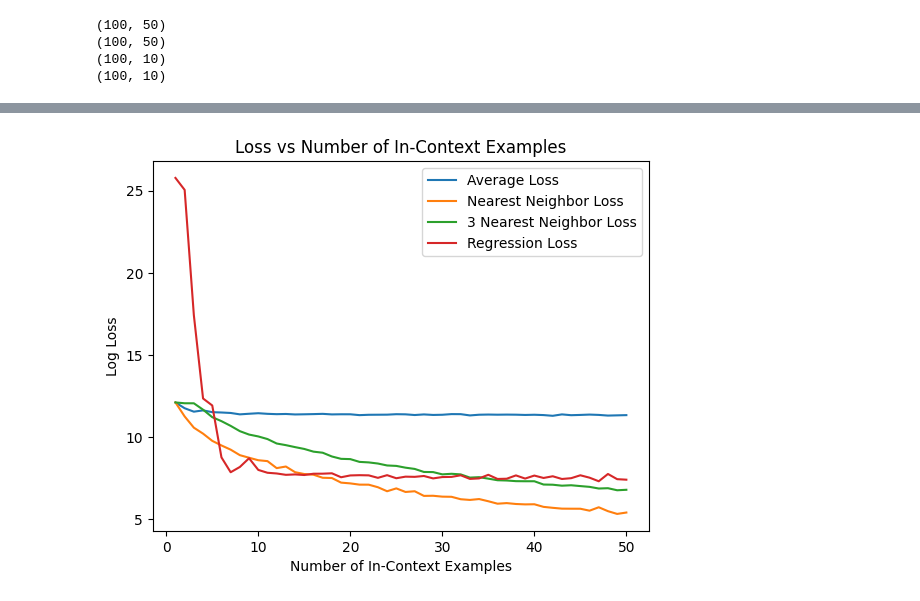
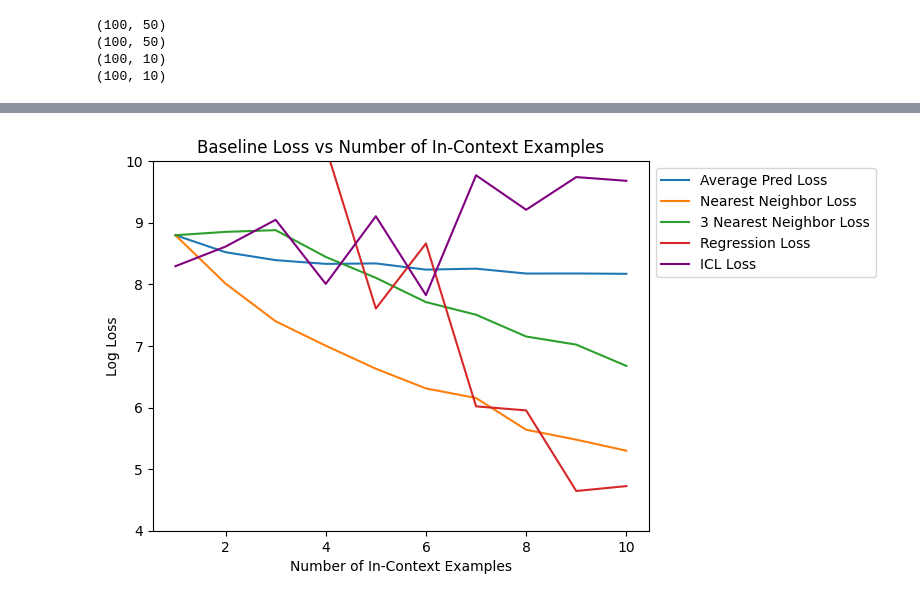
Before and after one commit to joe-alarcon/cs182_project, a Jupyter notebook: notebooks/baselines.ipynb, the cells around one changed output, grey strips where cells are left out. Cells and saved outputs as stored; diff of their text form; code cells hidden in the pictures.

```diff
--- a/notebooks/baselines.ipynb
+++ b/notebooks/baselines.ipynb
@@ -96,9 +98,7 @@ def generate_base_conversion_pairs(base_in: int, base_out: int, num_to_generate:
 
     return pairs
 # %%
-import numpy as np
-
-def generate_base_conversion_pairs_fast(base_in: int, base_out: int, num_to_generate: int, lower_bound: int = 1, upper_bound: int = 1000):
+def generate_base_conversion_pairs_fast(base_in: int, base_out: int, num_to_generate: int, lower_bound: int = 1, upper_bound: int = 1000, integer_noise_prob: float = 0):
     """
     Generate input-output pairs for numbers converted between two bases using NumPy for faster computation.
 
@@ -120,6 +120,13 @@ def generate_base_conversion_pairs_fast(base_in: int, base_out: int, num_to_gene
 
     decimal_values = np.random.randint(lower_bound, upper_bound + 1, size=num_to_generate)
 
+    if integer_noise_prob > 0:
+        zeroes = np.zeros((num_to_generate))
+        pos_array = (np.random.rand(num_to_generate) < integer_noise_prob).astype(int)
+        neg_array = (np.random.rand(num_to_generate) < integer_noise_prob).astype(int)
+        zeroes += pos_array
+        zeroes -= neg_array
+
     input_numbers = np.vectorize(lambda x: int(format(x, f'0{base_in}b') if base_in == 2 else str(x)))(decimal_values)
 
     output_numbers = np.vectorize(lambda x: int(np.base_repr(x, base_out)))(decimal_values)
@@ -147,7 +154,8 @@ def generate_conversion_datasets_random_bases(base_out: int = 10,
                                               b: int = 50,
                                               c: int = 10,
                                               lower_bound: int = 1,
-                                              upper_bound: int = 1000):
+                                              upper_bound: int = 1000,
+                                              integer_noise_prob: float = 0):
     """
     Generate train/test splits of base-conversion pairs, picking a random input base
     in [2..9] for each of the a runs, and ensuring each run's train & test use the same base.
@@ -179,11 +187,11 @@ def generate_conversion_datasets_random_bases(base_out: int = 10,
     for i, base_in in enumerate(base_ins):
         # generate training pairs
         train_pairs = generate_base_conversion_pairs_fast(
-            base_in, base_out, b, lower_bound, upper_bound
+            base_in, base_out, b, lower_bound, upper_bound, integer_noise_prob=integer_noise_prob
         )
         # generate test pairs
         test_pairs  = generate_base_conversion_pairs_fast(
-            base_in, base_out, c, lower_bound, upper_bound
+            base_in, base_out, c, lower_bound, upper_bound, integer_noise_prob=integer_noise_prob
         )
 
         # convert to arrays and split into X (inputs) / Y (outputs)
@@ -393,8 +401,8 @@ nearest_neighbors_losses = []
 nearest_neighbors_3_losses = []
 regression_losses = []
 
-for in_context_examples in range(1,51):
-    train_X, train_Y, test_X, test_Y = generate_conversion_datasets_random_bases(a = 1280, b = in_context_examples, c = 1, lower_bound = 1, upper_bound = 1000)
+for in_context_examples in range(1,16):
+    train_X, train_Y, test_X, test_Y = generate_conversion_datasets_random_bases(a = 1280, b = in_context_examples, c = 1, lower_bound = 1, upper_bound = 200)
     average_predictions = predict_mean(train_X, train_Y, test_X)
     assert average_predictions.shape == (1280, 1), f"Expected shape (1280, 1), got {average_predictions.shape}"
     nn_predictions = predict_3nn(train_X, train_Y, test_X, k=1)
@@ -433,14 +444,22 @@ Average Loss: 83899.46556000001, Nearest Neighbor Loss: 222.6859375, 3 Nearest N
+# %%
+icl_losses = [4000,  5500,  8500,  3000,  9000,  2500, 17500, 10000, 17000, 16000]
 # %%
-import matplotlib.pyplot as plt
+data_start = 0
+desired_data_lenght = 10
 
-plt.plot(range(1, 51), np.log(average_lossses), label='Average Loss')
-plt.plot(range(1, 51), np.log(nearest_neighbors_losses), label='Nearest Neighbor Loss')
-plt.plot(range(1, 51), np.log(nearest_neighbors_3_losses), label='3 Nearest Neighbor Loss')
-plt.plot(range(1, 51), np.log(regression_losses), label='Regression Loss')
+plt.plot(range(data_start+1, desired_data_lenght+1), np.log(average_lossses[data_start:desired_data_lenght]), label='Average Pred Loss')
+plt.plot(range(data_start+1, desired_data_lenght+1), np.log(nearest_neighbors_losses[data_start:desired_data_lenght]), label='Nearest Neighbor Loss')
+plt.plot(range(data_start+1, desired_data_lenght+1), np.log(nearest_neighbors_3_losses[data_start:desired_data_lenght]), label='3 Nearest Neighbor Loss')
+plt.plot(range(data_start+1, desired_data_lenght+1), np.log(regression_losses[data_start:desired_data_lenght]), label='Regression Loss')
+# plt.plot(range(data_start+1, desired_data_lenght+1), np.log(base_model_losses[data_start:desired_data_lenght]), label='Base Model Loss')
+# plt.plot(range(data_start+1, desired_data_lenght+1), np.log(mixture_model_losses[data_start:desired_data_lenght]), label='Mixture Model Loss')
+
+plt.plot(range(data_start+1, desired_data_lenght+1), np.log(icl_losses[data_start:desired_data_lenght]), label='ICL Loss', color='purple')
+plt.ylim(4, 10)
 plt.xlabel('Number of In-Context Examples')
 plt.ylabel('Log Loss')
-plt.title('Loss vs Number of In-Context Examples')
-plt.legend()
+plt.title('Baseline Loss vs Number of In-Context Examples')
+plt.legend(loc='upper left', bbox_to_anchor=(1, 1))
 plt.show()
 # %% [output]
-[figure, old version]
+[figure, new version]
```
Also changed, not shown: parts of 13 cells of this notebook, 5 other files.
